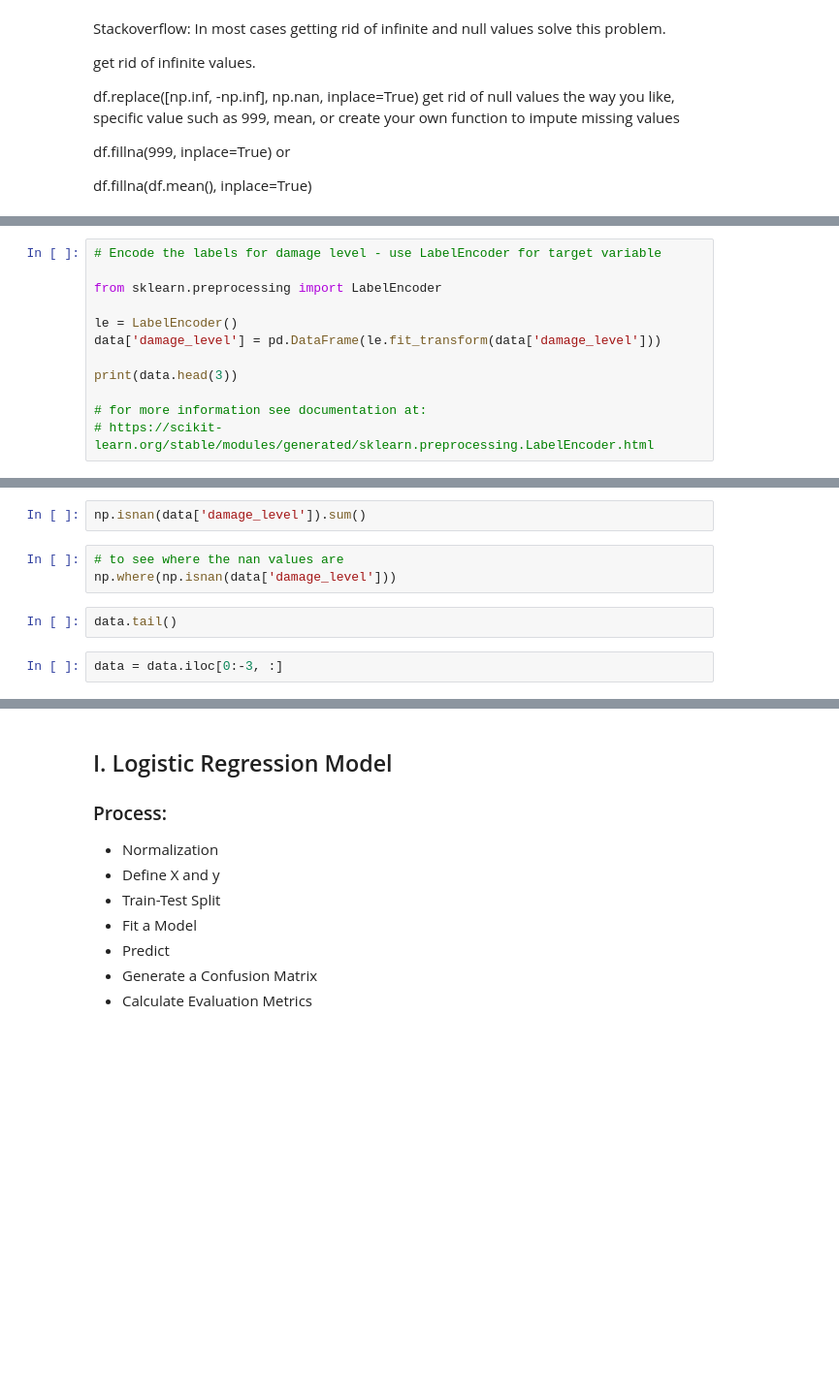
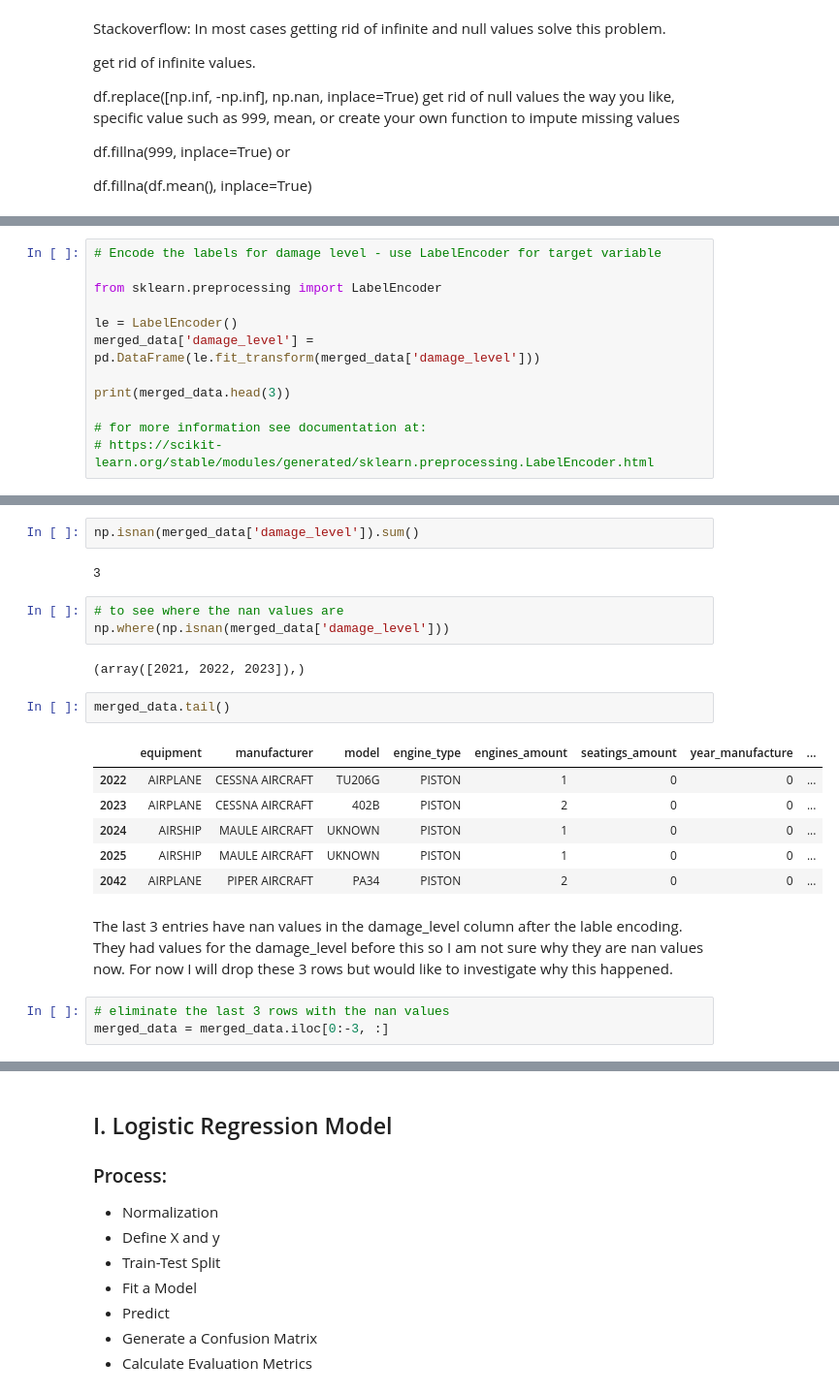
Before and after one commit to jenylmurdock/dsc-5-capstone-project-online-ds-pt-011419, a Jupyter notebook: student.ipynb, the cells around one changed output, grey strips where cells are left out. Shown at 97% size. Saved outputs shown, nothing was run; the diff lists cells and outputs as text; blank space fills up the shorter version.

```diff
--- a/student.ipynb
+++ b/student.ipynb
@@ -1059,9 +1047,9 @@ data['damage_level'] = data['damage_level'].fillna('SUBSTANTIAL')
 from sklearn.preprocessing import LabelEncoder
 
 le = LabelEncoder()
-data['damage_level'] = pd.DataFrame(le.fit_transform(data['damage_level']))
+merged_data['damage_level'] = pd.DataFrame(le.fit_transform(merged_data['damage_level']))
 
-print(data.head(3))
+print(merged_data.head(3))
 
 # for more information see documentation at:
 # https://scikit-learn.org/stable/modules/generated/sklearn.preprocessing.LabelEncoder.html
@@ -1068,10 +1074,24 @@ print(data.head(3))
 # %%
-np.isnan(data['damage_level']).sum()
+np.isnan(merged_data['damage_level']).sum()
+# %% [output]
+3
 # %%
 # to see where the nan values are
-np.where(np.isnan(data['damage_level']))
+np.where(np.isnan(merged_data['damage_level']))
+# %% [output]
+(array([2021, 2022, 2023]),)
 # %%
-data.tail()
+merged_data.tail()
+# %% [output]
+|  | equipment | manufacturer | model | engine_type | engines_amount | seatings_amount | year_manufacture | ... |
+| 2022 | AIRPLANE | CESSNA AIRCRAFT | TU206G | PISTON | 1 | 0 | 0 | ... |
+| 2023 | AIRPLANE | CESSNA AIRCRAFT | 402B | PISTON | 2 | 0 | 0 | ... |
+| 2024 | AIRSHIP | MAULE AIRCRAFT | UKNOWN | PISTON | 1 | 0 | 0 | ... |
+| 2025 | AIRSHIP | MAULE AIRCRAFT | UKNOWN | PISTON | 1 | 0 | 0 | ... |
+| 2042 | AIRPLANE | PIPER AIRCRAFT | PA34 | PISTON | 2 | 0 | 0 | ... |
-# %%
-data = data.iloc[0:-3, :]
+# %% [markdown]
+The last 3 entries have nan values in the damage_level column after the lable encoding.  They had values for the damage_level before this so I am not sure why they are nan values now.  For now I will drop these 3 rows but would like to investigate why this happened.
+# %%
+# eliminate the last 3 rows with the nan values
+merged_data = merged_data.iloc[0:-3, :]
 # %%
```
Also changed, not shown: parts of 60 cells of this notebook, 1 other file.
